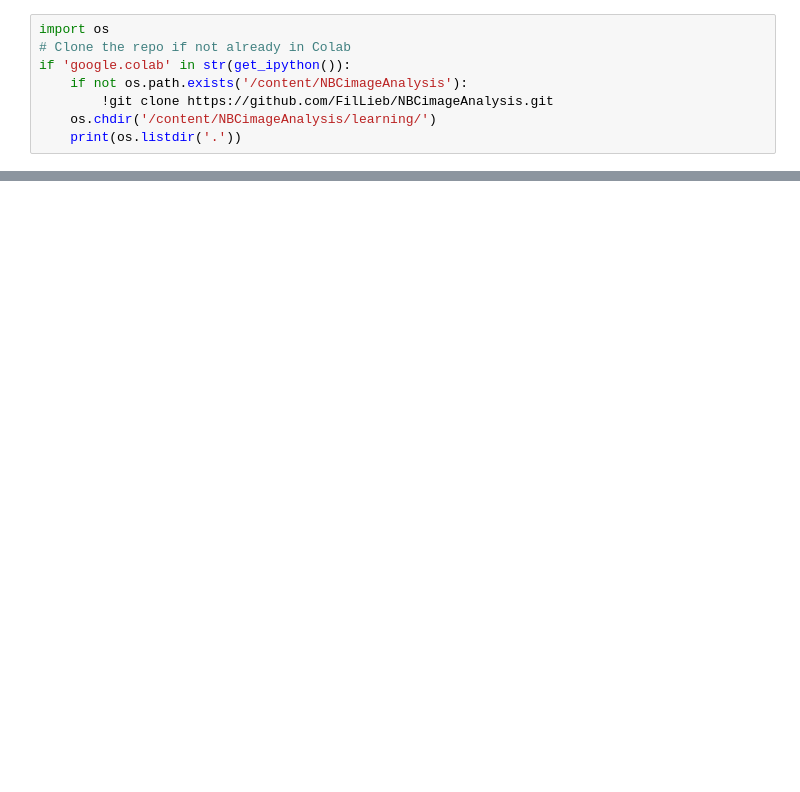
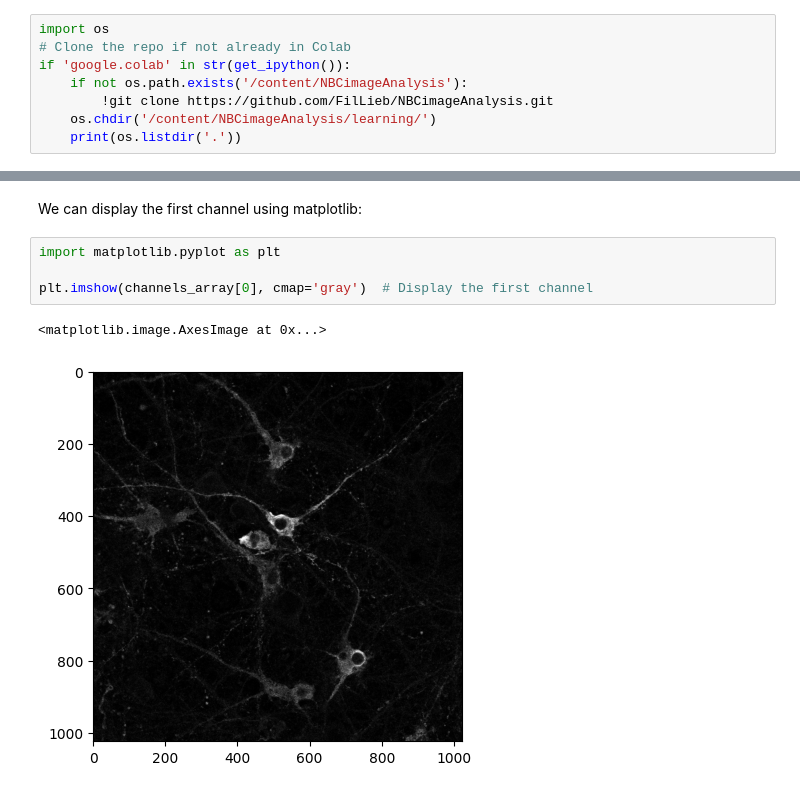
Before and after one commit to FilLieb/NBCimageAnalysis, a Jupyter notebook: learning/1_opening_lif.ipynb, the cells around one changed output, grey strips where cells are left out. Cells and saved outputs as stored; diff of their text form; blank space fills up the shorter version.

```diff
--- a/learning/1_opening_lif.ipynb
+++ b/learning/1_opening_lif.ipynb
@@ -74,0 +102,9 @@ frame_array.shape  # (height, width) for a single channel
+# %% [markdown]
+We can display the first channel using matplotlib:
+# %%
+import matplotlib.pyplot as plt
+
+plt.imshow(channels_array[0], cmap='gray')  # Display the first channel
+# %% [output]
+<matplotlib.image.AxesImage at 0x...>
+[figure, added]
```
Also changed, not shown: parts of 20 cells of this notebook, 2 other files.
